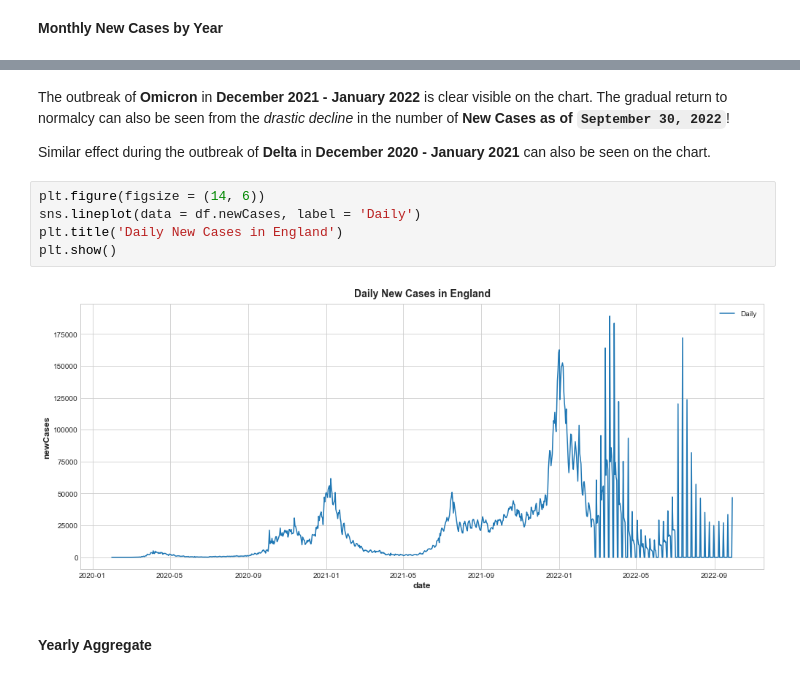
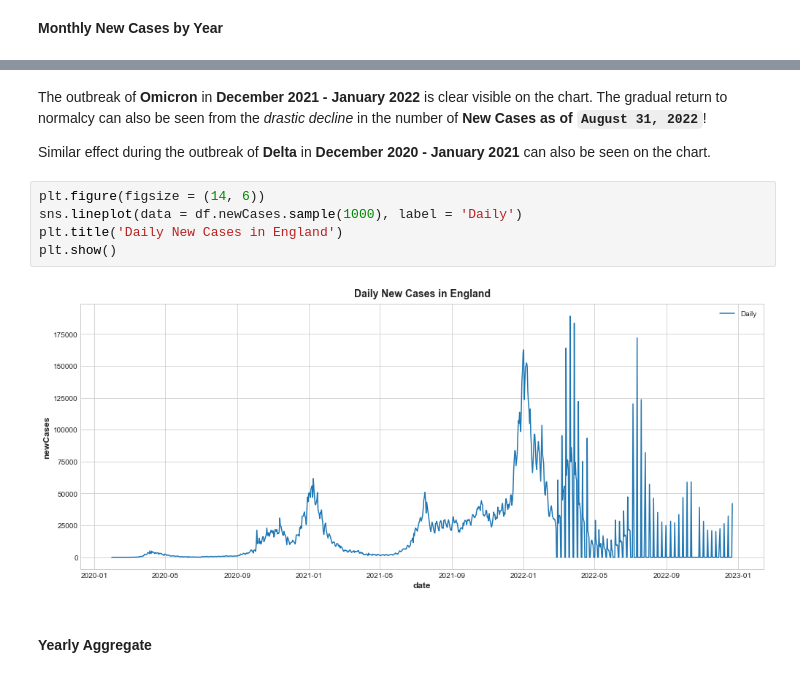
Before and after one commit to CyprianFusi/UK-Covid-19-Data-via-OpenData-API, a Jupyter notebook: uk_open_data_api_example.ipynb, the cells around one changed output, grey strips where cells are left out. Saved outputs shown, nothing was run; the diff lists cells and outputs as text.

```diff
--- a/uk_open_data_api_example.ipynb
+++ b/uk_open_data_api_example.ipynb
@@ -137,14 +137,14 @@ plt.show()
 # %% [markdown]
-The outbreak of **Omicron** in **December 2021 - January 2022** is clear visible on the chart. The gradual return to normalcy can also be seen from the *drastic decline* in the number of **New Cases as of `September 30, 2022`**!
+The outbreak of **Omicron** in **December 2021 - January 2022** is clear visible on the chart. The gradual return to normalcy can also be seen from the *drastic decline* in the number of **New Cases as of `August 31, 2022`**!
 
 Similar effect during the outbreak of **Delta** in **December 2020 - January 2021** can also be seen on the chart.
 # %%
 plt.figure(figsize = (14, 6))
-sns.lineplot(data = df.newCases, label = 'Daily')
+sns.lineplot(data = df.newCases.sample(1000), label = 'Daily')
 plt.title('Daily New Cases in England')
 plt.show()
 # %% [output]
-[figure, old version]
+[figure, new version]
 # %% [markdown]
 #### Yearly Aggregate
 # %%
```
Also changed, not shown: parts of 9 cells of this notebook, 1 other file.
